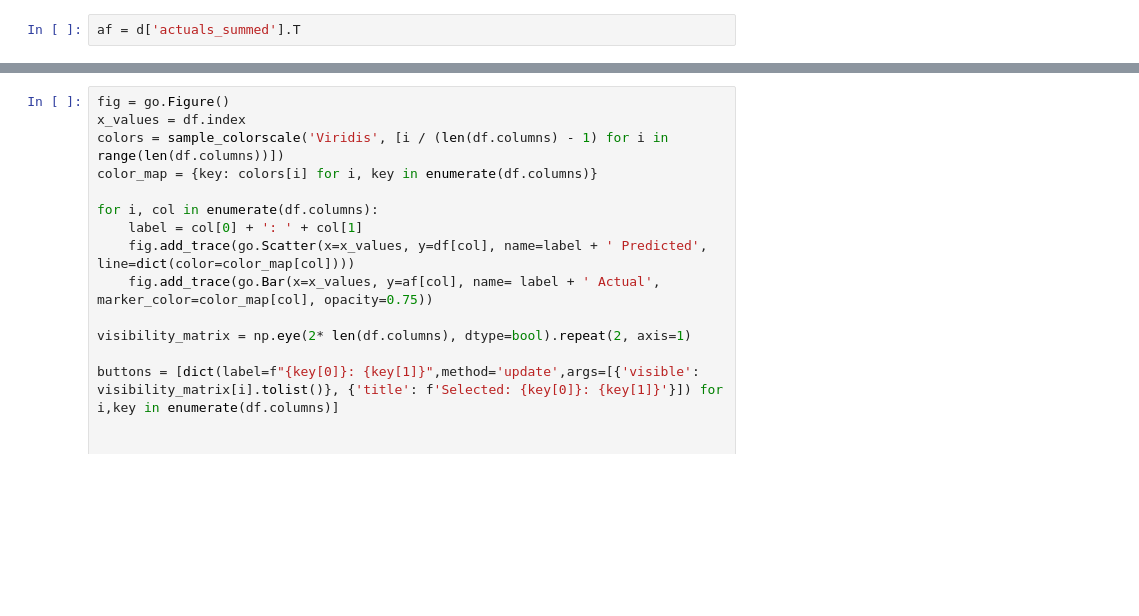
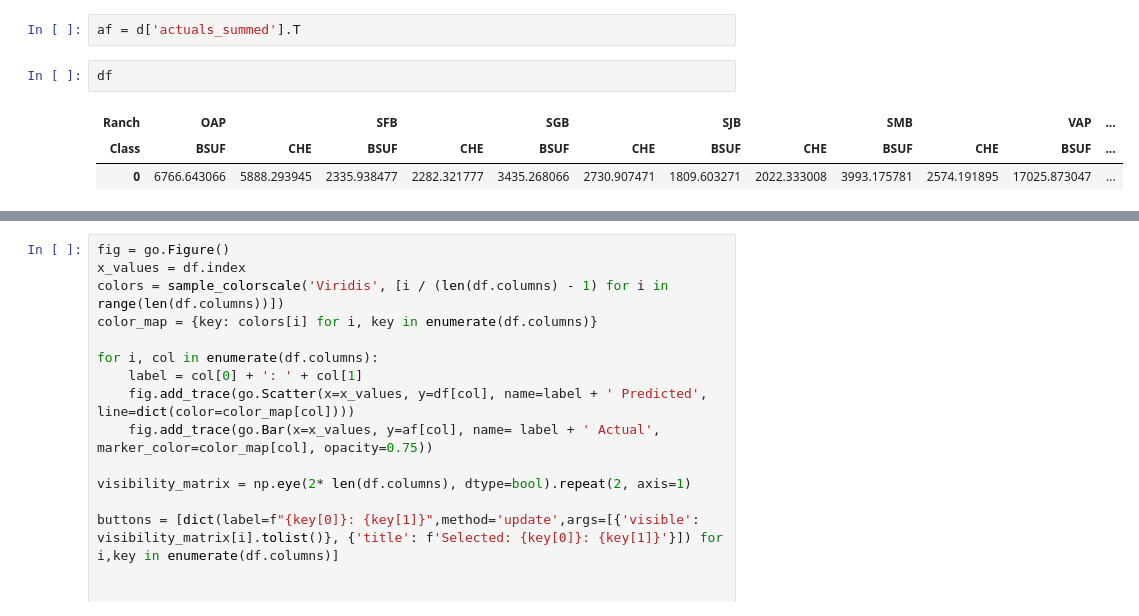
Before and after one commit to ZakirBAhmad/CherryOnTop, a Jupyter notebook: sandbox/graphing.ipynb, the cells around one changed output, grey strips where cells are left out. Saved outputs shown, nothing was run; the diff lists cells and outputs as text; blank space fills up the shorter version.

```diff
--- a/sandbox/graphing.ipynb
+++ b/sandbox/graphing.ipynb
@@ -58,6 +62,12 @@ d[title]
 df = d[title].T
 # %%
 af = d['actuals_summed'].T
+# %%
+df
+# %% [output]
+| Ranch | OAP |  | SFB |  | SGB |  | SJB |  | SMB |  | VAP | ... |
+| Class | BSUF | CHE | BSUF | CHE | BSUF | CHE | BSUF | CHE | BSUF | CHE | BSUF | ... |
+| 0 | 6766.643066 | 5888.293945 | 2335.938477 | 2282.321777 | 3435.268066 | 2730.907471 | 1809.603271 | 2022.333008 | 3993.175781 | 2574.191895 | 17025.873047 | ... |
 # %%
 af
 # %% [output]
```
Also changed, not shown: parts of 6 cells of this notebook, 4 other files.
